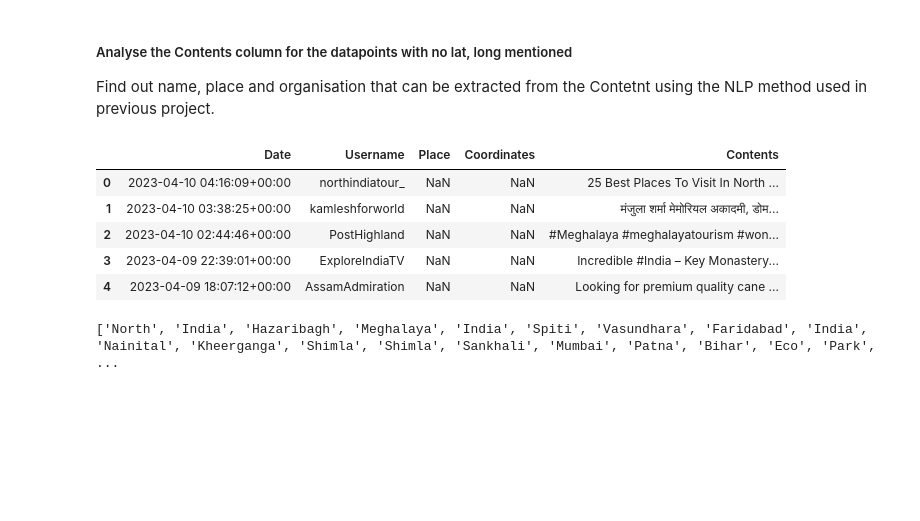
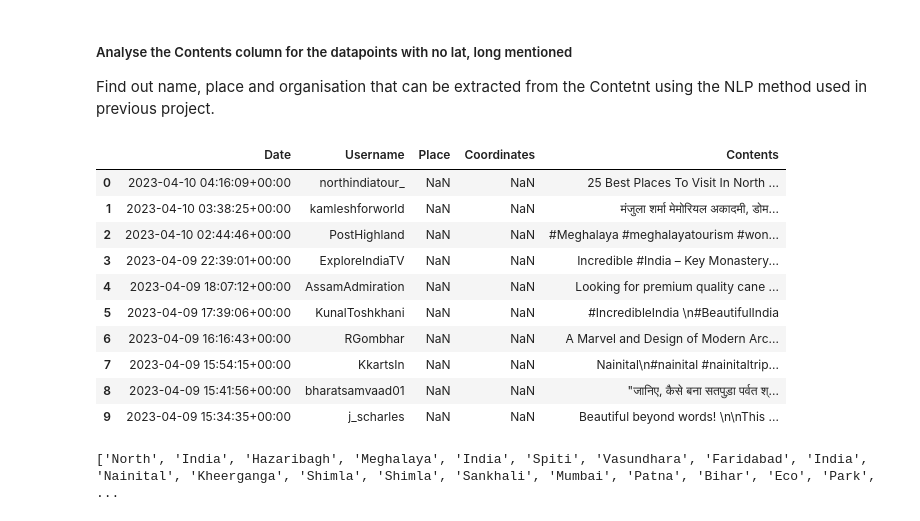
Before and after one commit to siddharth270/Geospatial-Major-Project, a Jupyter notebook: Main/NLP.ipynb, the cells around one changed output. Saved outputs shown, nothing was run; the diff lists cells and outputs as text; code cells hidden in the pictures; blank space fills up the shorter version.

```diff
--- a/Main/NLP.ipynb
+++ b/Main/NLP.ipynb
@@ -16,14 +16,19 @@ style.use('fivethirtyeight')
 # %%
 df = pd.read_csv('final_twitter_posts.csv', lineterminator='\n')
 # %%
-df.head()
+df.head(10)
 # %% [output]
 |  | Date | Username | Place | Coordinates | Contents |
 | 0 | 2023-04-10 04:16:09+00:00 | northindiatour_ | NaN | NaN | 25 Best Places To Visit In North ... |
 | 1 | 2023-04-10 03:38:25+00:00 | kamleshforworld | NaN | NaN | मंजुला शर्मा मेमोरियल अकादमी, डोम... |
 | 2 | 2023-04-10 02:44:46+00:00 | PostHighland | NaN | NaN | #Meghalaya #meghalayatourism #won... |
 | 3 | 2023-04-09 22:39:01+00:00 | ExploreIndiaTV | NaN | NaN | Incredible #India – Key Monastery... |
 | 4 | 2023-04-09 18:07:12+00:00 | AssamAdmiration | NaN | NaN | Looking for premium quality cane ... |
+| 5 | 2023-04-09 17:39:06+00:00 | KunalToshkhani | NaN | NaN | #IncredibleIndia \n#BeautifulIndia |
+| 6 | 2023-04-09 16:16:43+00:00 | RGombhar | NaN | NaN | A Marvel and Design of Modern Arc... |
+| 7 | 2023-04-09 15:54:15+00:00 | KkartsIn | NaN | NaN | Nainital\n#nainital #nainitaltrip... |
+| 8 | 2023-04-09 15:41:56+00:00 | bharatsamvaad01 | NaN | NaN | "जानिए, कैसे बना सतपुड़ा पर्वत श्... |
+| 9 | 2023-04-09 15:34:35+00:00 | j_scharles | NaN | NaN | Beautiful beyond words! \n\nThis ... |
 # %%
 np.savetxt(r'Contents.txt', df['Contents'].values, fmt='%s')
 # %%
```
Also changed, not shown: 4 other files.
